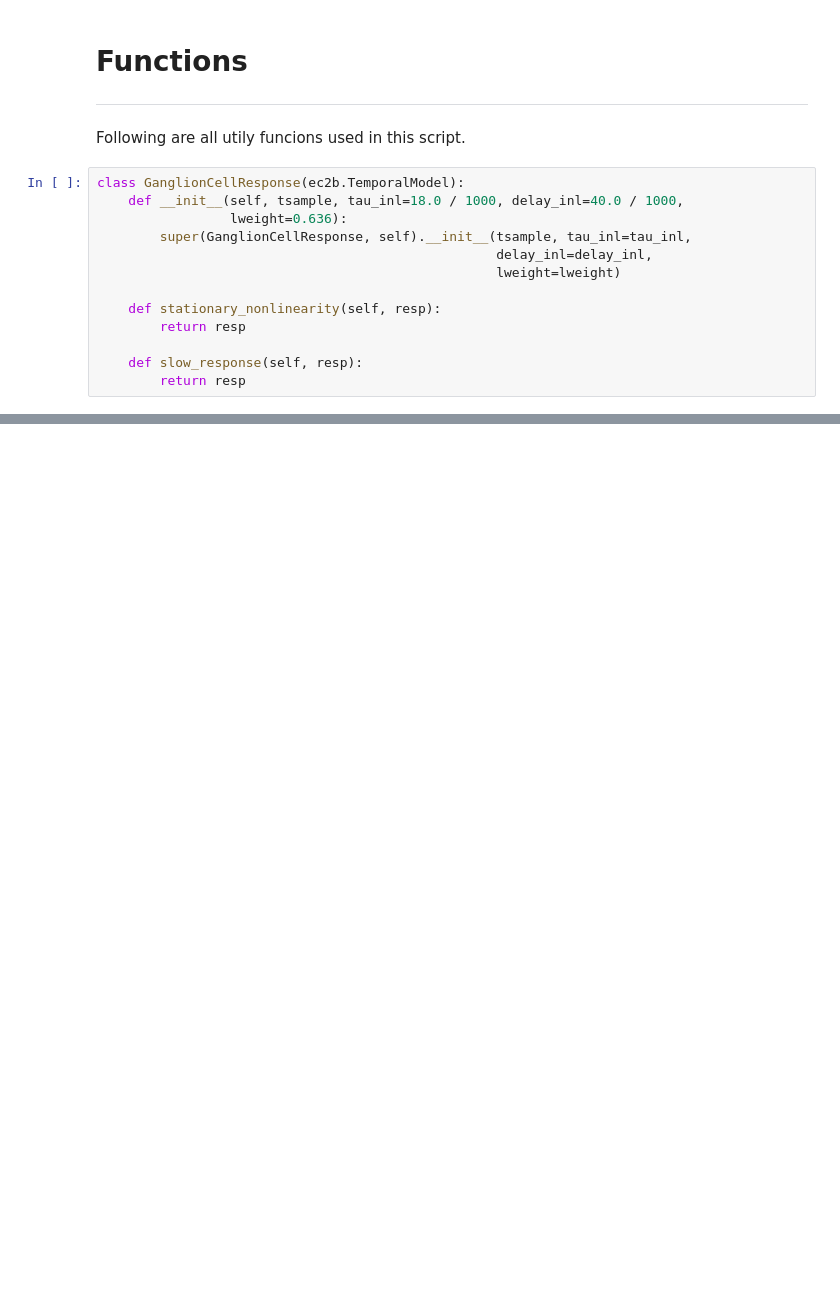
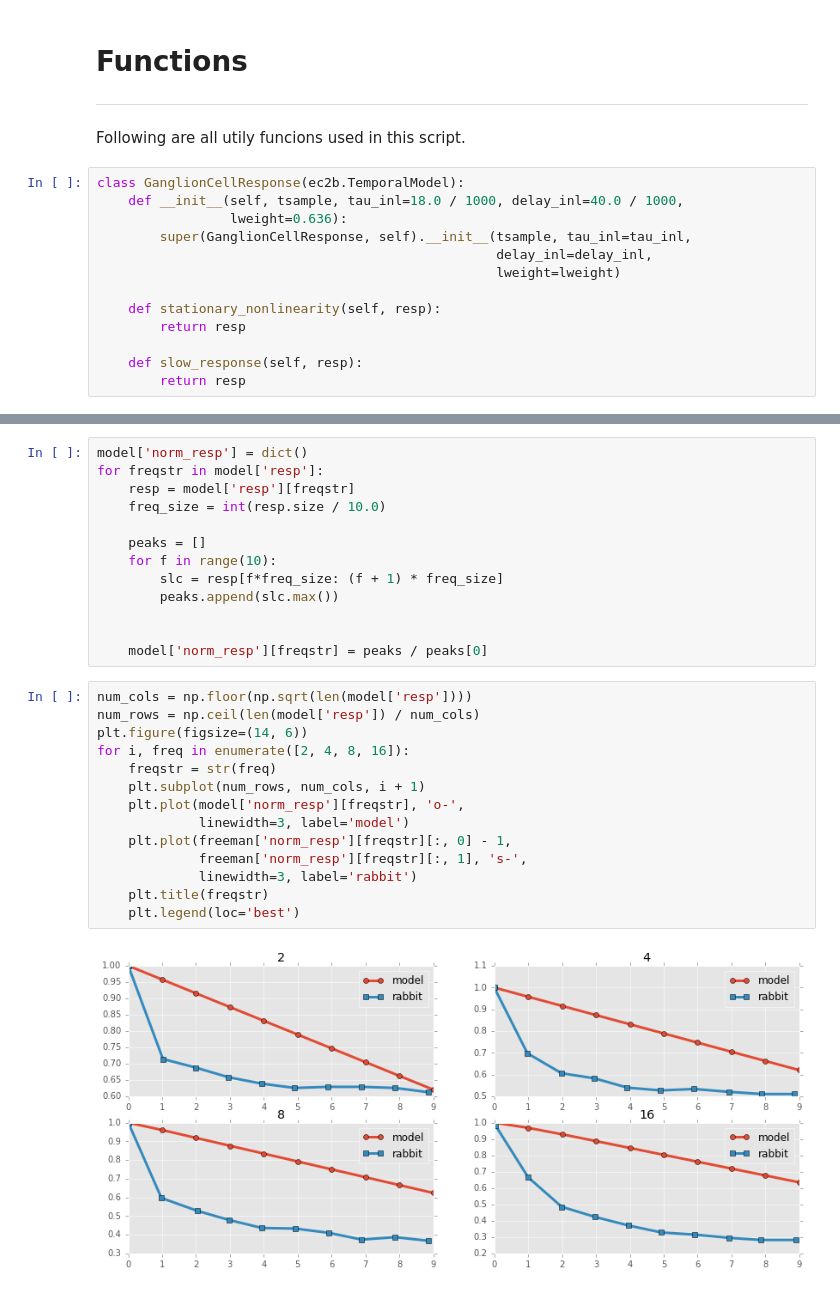
Before and after one commit to mbeyeler/pulse2percept, a Jupyter notebook: examples/notebooks/2.0-freeman2011.ipynb, the cells around one changed output, grey strips where cells are left out. Saved outputs shown, nothing was run; the diff lists cells and outputs as text; blank space fills up the shorter version.

```diff
--- a/examples/notebooks/2.0-freeman2011.ipynb
+++ b/examples/notebooks/2.0-freeman2011.ipynb
@@ -294,0 +122,29 @@ for ptype in ['cathodic', 'anodic']:
+# %%
+model['norm_resp'] = dict()
+for freqstr in model['resp']:
+    resp = model['resp'][freqstr]
+    freq_size = int(resp.size / 10.0)
+
+    peaks = []
+    for f in range(10):
+        slc = resp[f*freq_size: (f + 1) * freq_size]
+        peaks.append(slc.max())
+
+
+    model['norm_resp'][freqstr] = peaks / peaks[0]
+# %%
+num_cols = np.floor(np.sqrt(len(model['resp'])))
+num_rows = np.ceil(len(model['resp']) / num_cols)
+plt.figure(figsize=(14, 6))
+for i, freq in enumerate([2, 4, 8, 16]):
+    freqstr = str(freq)
+    plt.subplot(num_rows, num_cols, i + 1)
+    plt.plot(model['norm_resp'][freqstr], 'o-',
+             linewidth=3, label='model')
+    plt.plot(freeman['norm_resp'][freqstr][:, 0] - 1,
+             freeman['norm_resp'][freqstr][:, 1], 's-',
+             linewidth=3, label='rabbit')
+    plt.title(freqstr)
+    plt.legend(loc='best')
+# %% [output]
+[figure, added]
```
Also changed, not shown: parts of 18 cells of this notebook.
